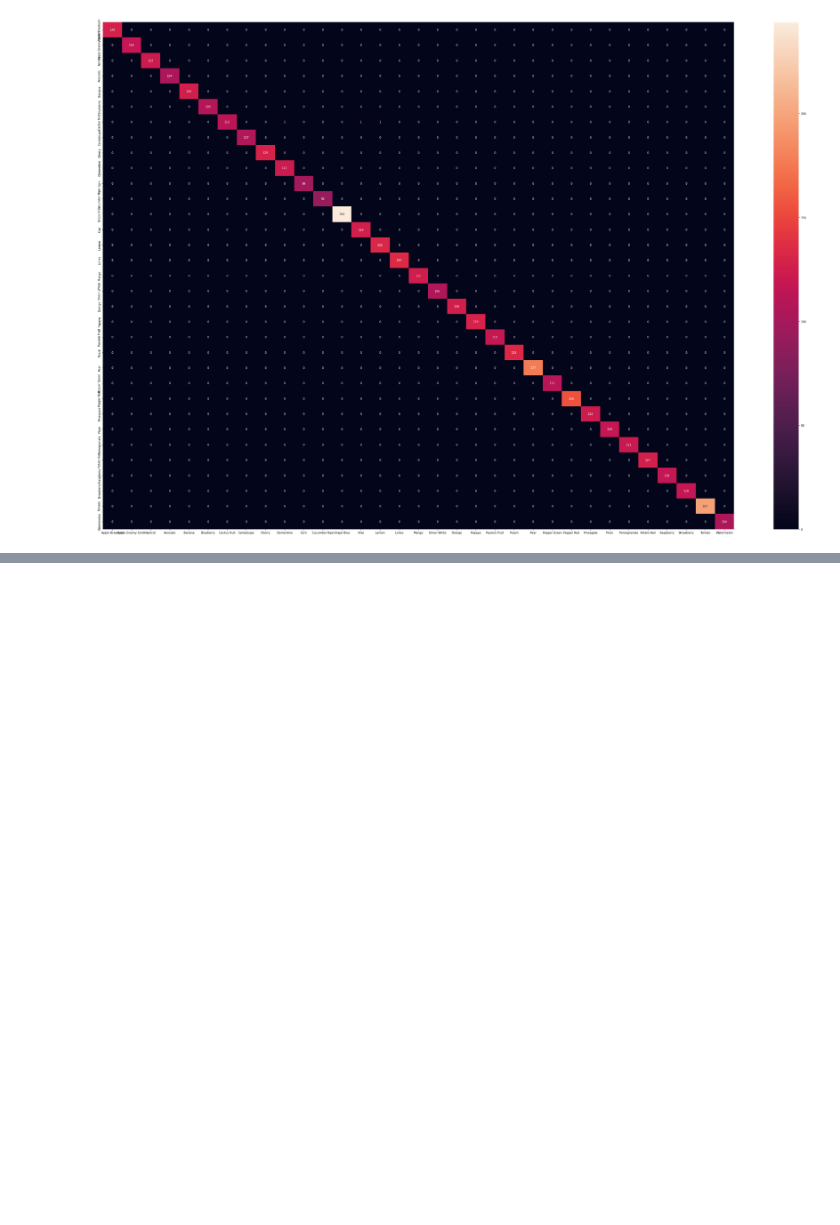
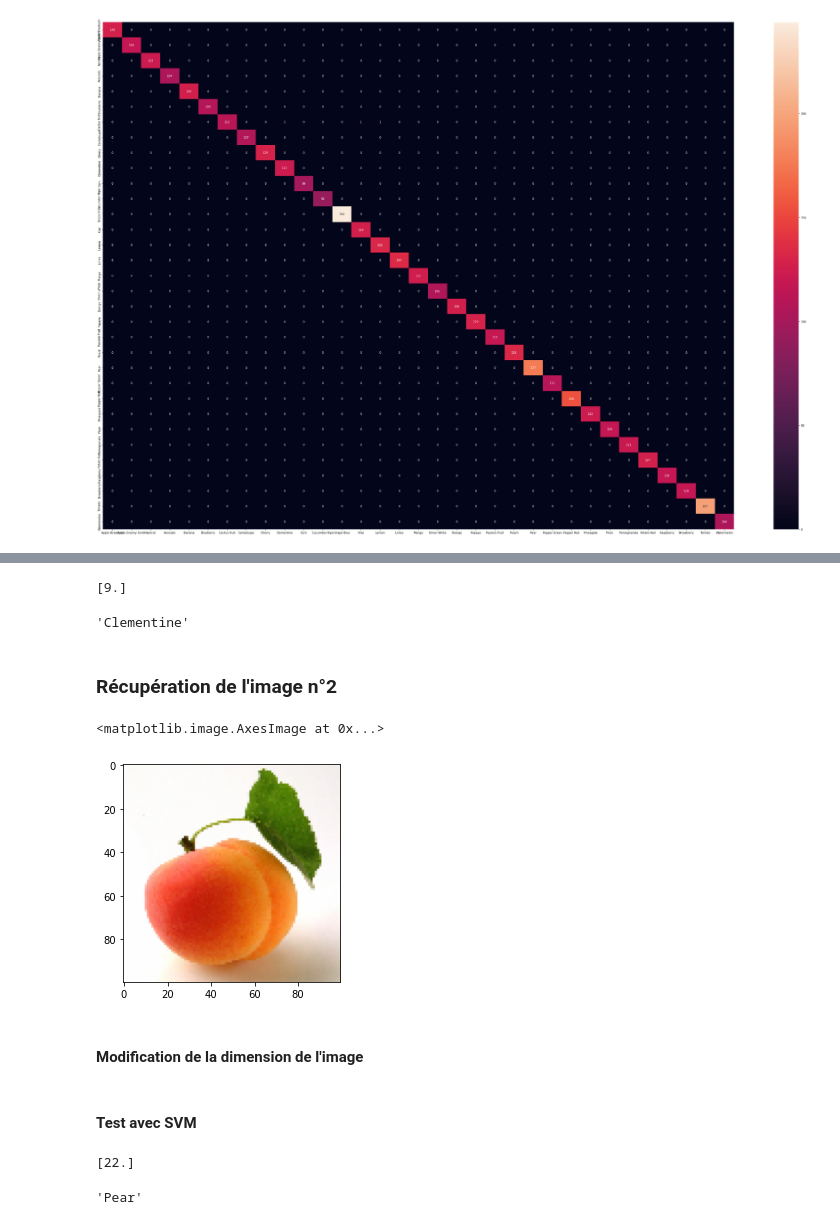
Before and after one commit to flomSStaar/IA-FruitRecognition, a Jupyter notebook: Fruit recognition.ipynb, the cells around one changed output, grey strips where cells are left out. Drawn from its saved outputs; the diff is of its cells as text; code cells hidden in the pictures; blank space fills up the shorter version.

```diff
--- a/Fruit recognition.ipynb
+++ b/Fruit recognition.ipynb
@@ -430,0 +398,22 @@ ax.set_yticklabels(categories)
+# %%
+clf=svm.SVC(kernel='poly')
+clf.fit(Xtrain,ytrain)         # On fait travailler l'IA
+ypredit=clf.predict(abricot)   # On récupère le résultat
+print(ypredit)  # On l'affiche
+categories[9]   # On vérifie la catégorie trouvée
+# %% [output]
+[9.]
+'Clementine'
+# %% [markdown]
+### Récupération de l'image n°2
+# %%
+root_dir=os.getcwd()+"\\data\\other\\"
+img=im.imread(root_dir+'abricot2.jpg') # On récupére l'image
+dim=(100,100)
+resized=cv.resize(img,dim) # On la redimmensionne pour qu'elle fasse 100x100 px
+plt.imshow(resized)
+# %% [output]
+<matplotlib.image.AxesImage at 0x...>
+[figure, added]
+# %% [markdown]
+#### Modification de la dimension de l'image
@@ -430,0 +423,11 @@ ax.set_yticklabels(categories)
+# %% [markdown]
+#### Test avec SVM
+# %%
+clf=svm.SVC(kernel='poly')
+clf.fit(Xtrain,ytrain)         # On fait travailler l'IA
+ypredit=clf.predict(abricot)   # On récupère le résultat
+print(ypredit)  # On l'affiche
+categories[22]   # On vérifie la catégorie trouvée
+# %% [output]
+[22.]
+'Pear'
```
Also changed, not shown: parts of 91 cells of this notebook, 5 other files.
